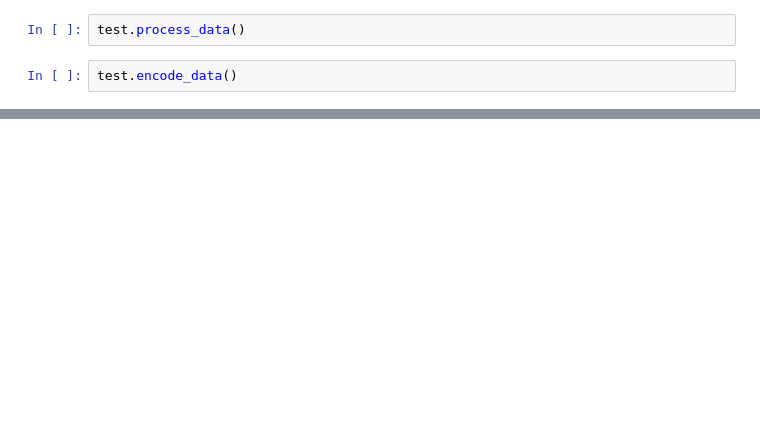
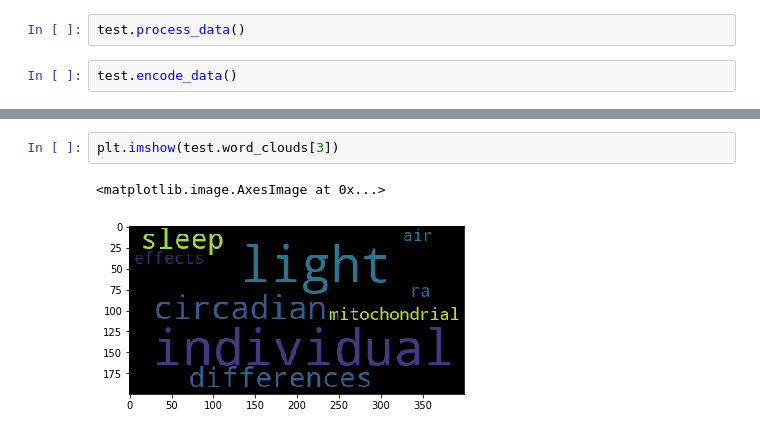
Before and after one commit to Robbie632/NLP_abstract_analysis, a Jupyter notebook: npl_abstracts.ipynb, the cells around one changed output, grey strips where cells are left out. Drawn from its saved outputs; the diff is of its cells as text; blank space fills up the shorter version.

```diff
--- a/npl_abstracts.ipynb
+++ b/npl_abstracts.ipynb
@@ -407,0 +402,5 @@ plt.imshow(test.word_clouds[2])
+# %%
+plt.imshow(test.word_clouds[3])
+# %% [output]
+<matplotlib.image.AxesImage at 0x...>
+[figure, added]
```
Also changed, not shown: parts of 20 cells of this notebook.
